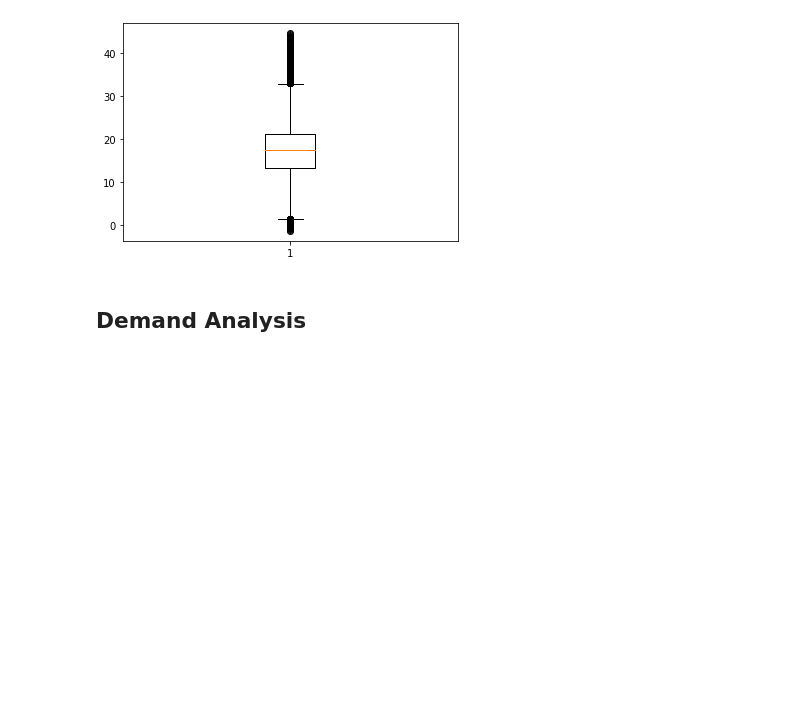
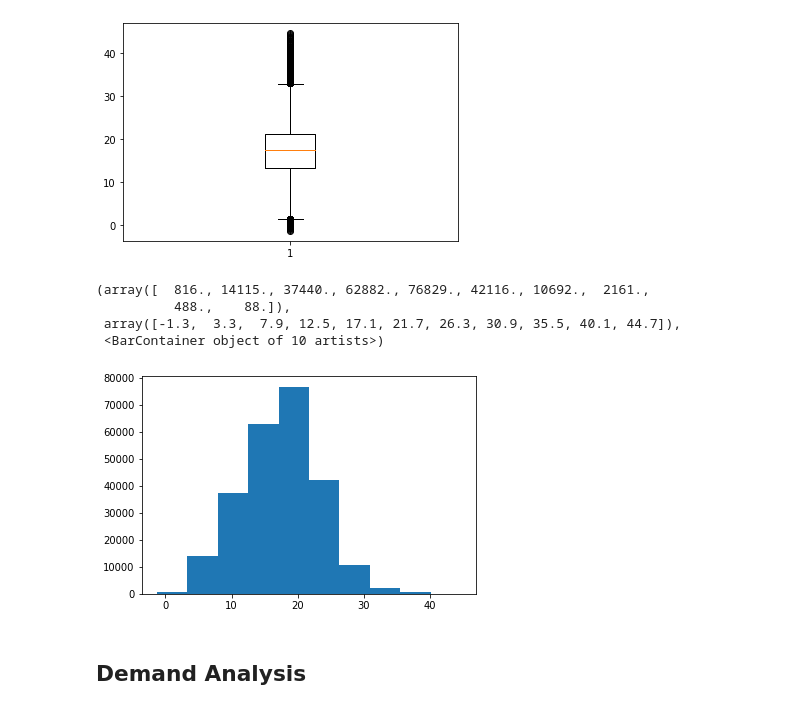
Before and after one commit to dmc-au/Team-A---Impacts-of-Household-PV-on-Grid-Demand, a Jupyter notebook: src/exploratory-analysis.ipynb, the cells around one changed output. Cells and saved outputs as stored; diff of their text form; code cells hidden in the pictures; blank space fills up the shorter version.

```diff
--- a/src/GoogleColab.ipynb
+++ b/src/exploratory-analysis.ipynb
@@ -74,6 +70,14 @@ plt.boxplot(
  'fliers': [<matplotlib.lines.Line2D at 0x...>],
  'means': []}
 [figure]
+# %%
+plt.hist(x=temp["TEMPERATURE"])
+# %% [output]
+(array([  816., 14115., 37440., 62882., 76829., 42116., 10692.,  2161.,
+          488.,    88.]),
+ array([-1.3,  3.3,  7.9, 12.5, 17.1, 21.7, 26.3, 30.9, 35.5, 40.1, 44.7]),
+ <BarContainer object of 10 artists>)
+[figure, added]
 # %% [markdown]
 ## Demand Analysis
 # %%
```
Also changed, not shown: parts of 6 cells of this notebook, 1 other file.
